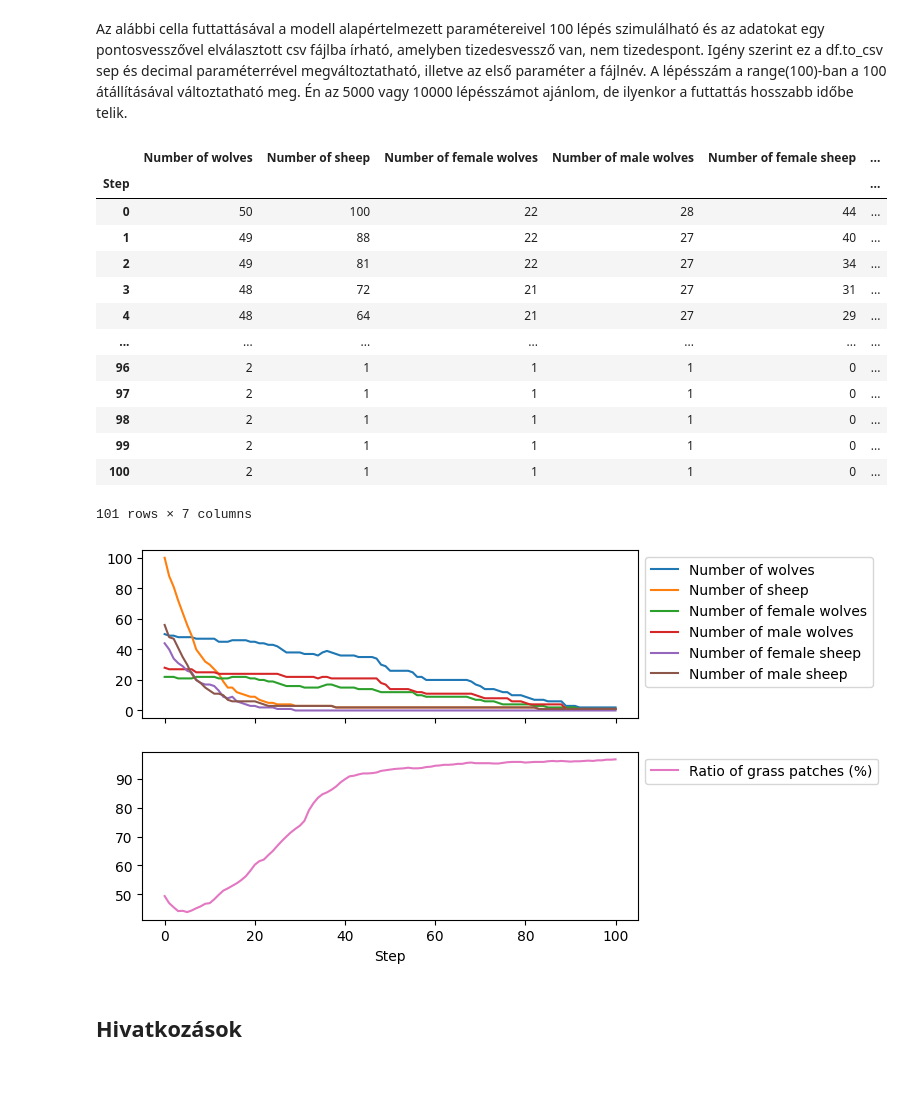
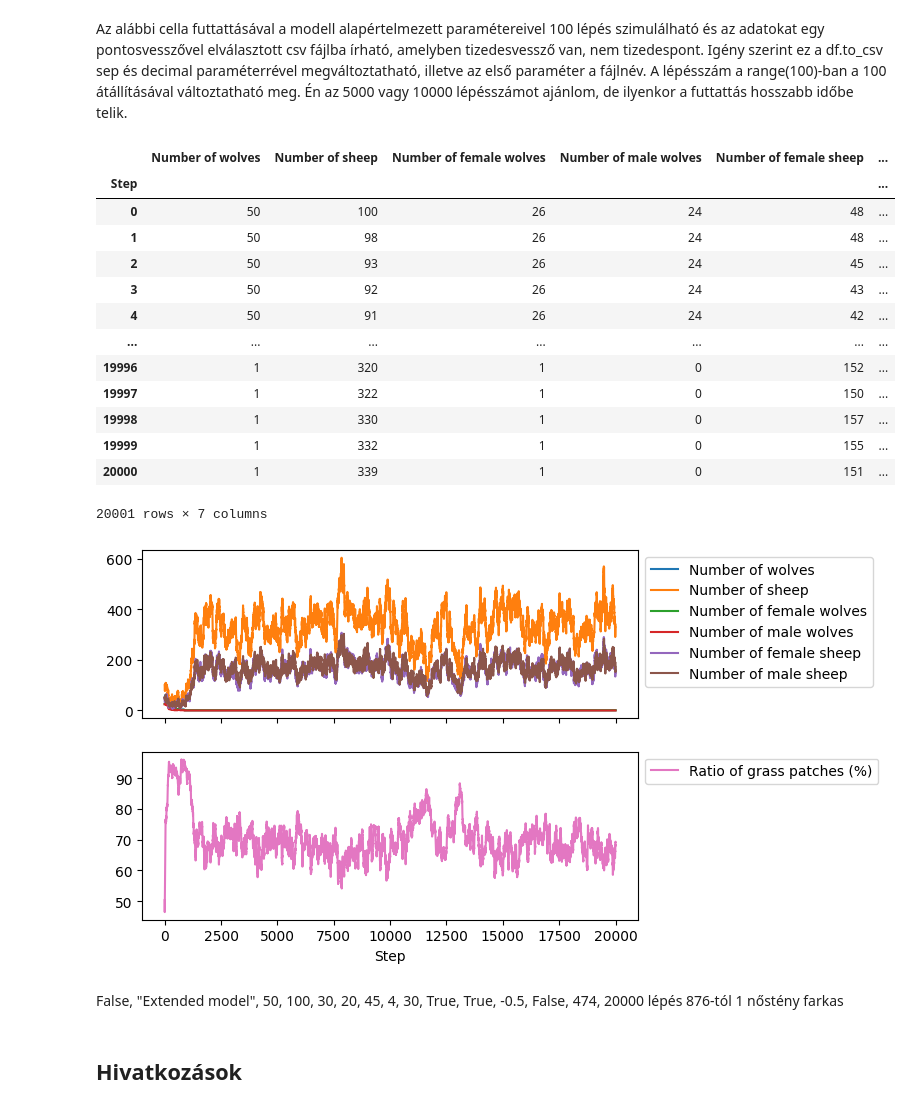
Before and after one commit to kikeprime/wolfsheep, a Jupyter notebook: wolfsheep.ipynb, the cells around one changed output. Cells and saved outputs as stored; diff of their text form; code cells hidden in the pictures; blank space fills up the shorter version.

```diff
--- a/wolfsheep.ipynb
+++ b/wolfsheep.ipynb
@@ -100,33 +102,35 @@ Az alábbi cella futtattásával a modell alapértelmezett paramétereivel 100 l
 # %%
 from wolfsheep import WolfSheepModel
 
 
-model = WolfSheepModel(30, 30, True, "Extended model", 50, 100, 20, 4, 5, 4, 30, True, True, -0.5, True, 474)
-for i in range(100):
+model = WolfSheepModel(30, 30, False, "Extended model", 50, 100, 30, 20, 45, 4, 30, True, True, -0.5, False, 474)
+for i in range(20000):
     model.step()
 df = model.datacollector.get_model_vars_dataframe()
 df.index.name = "Step"
 ax1, ax2 = df.plot(subplots=[tuple(df.columns[:-1])], sharex=True)
 ax1.legend(bbox_to_anchor=(1, 1))
 ax2.legend(bbox_to_anchor=(1, 1))
 df.to_csv("data.csv", sep=";", decimal=",")
 df
 # %% [output]
 |  | Number of wolves | Number of sheep | Number of female wolves | Number of male wolves | Number of female sheep | ... |
 | Step |  |  |  |  |  | ... |
-| 0 | 50 | 100 | 22 | 28 | 44 | ... |
-| 1 | 49 | 88 | 22 | 27 | 40 | ... |
-| 2 | 49 | 81 | 22 | 27 | 34 | ... |
-| 3 | 48 | 72 | 21 | 27 | 31 | ... |
-| 4 | 48 | 64 | 21 | 27 | 29 | ... |
+| 0 | 50 | 100 | 26 | 24 | 48 | ... |
+| 1 | 50 | 98 | 26 | 24 | 48 | ... |
+| 2 | 50 | 93 | 26 | 24 | 45 | ... |
+| 3 | 50 | 92 | 26 | 24 | 43 | ... |
+| 4 | 50 | 91 | 26 | 24 | 42 | ... |
 | ... | ... | ... | ... | ... | ... | ... |
-| 96 | 2 | 1 | 1 | 1 | 0 | ... |
-| 97 | 2 | 1 | 1 | 1 | 0 | ... |
-| 98 | 2 | 1 | 1 | 1 | 0 | ... |
-| 99 | 2 | 1 | 1 | 1 | 0 | ... |
-| 100 | 2 | 1 | 1 | 1 | 0 | ... |
+| 19996 | 1 | 320 | 1 | 0 | 152 | ... |
+| 19997 | 1 | 322 | 1 | 0 | 150 | ... |
+| 19998 | 1 | 330 | 1 | 0 | 157 | ... |
+| 19999 | 1 | 332 | 1 | 0 | 155 | ... |
+| 20000 | 1 | 339 | 1 | 0 | 151 | ... |
-101 rows × 7 columns
+20001 rows × 7 columns
-[figure, old version]
+[figure, new version]
+# %% [markdown]
+False, "Extended model", 50, 100, 30, 20, 45, 4, 30, True, True, -0.5, False, 474, 20000 lépés 876-tól 1 nőstény farkas
 # %% [markdown]
 ## Hivatkozások
 # %% [markdown]
```
Also changed, not shown: parts of 2 cells of this notebook.
